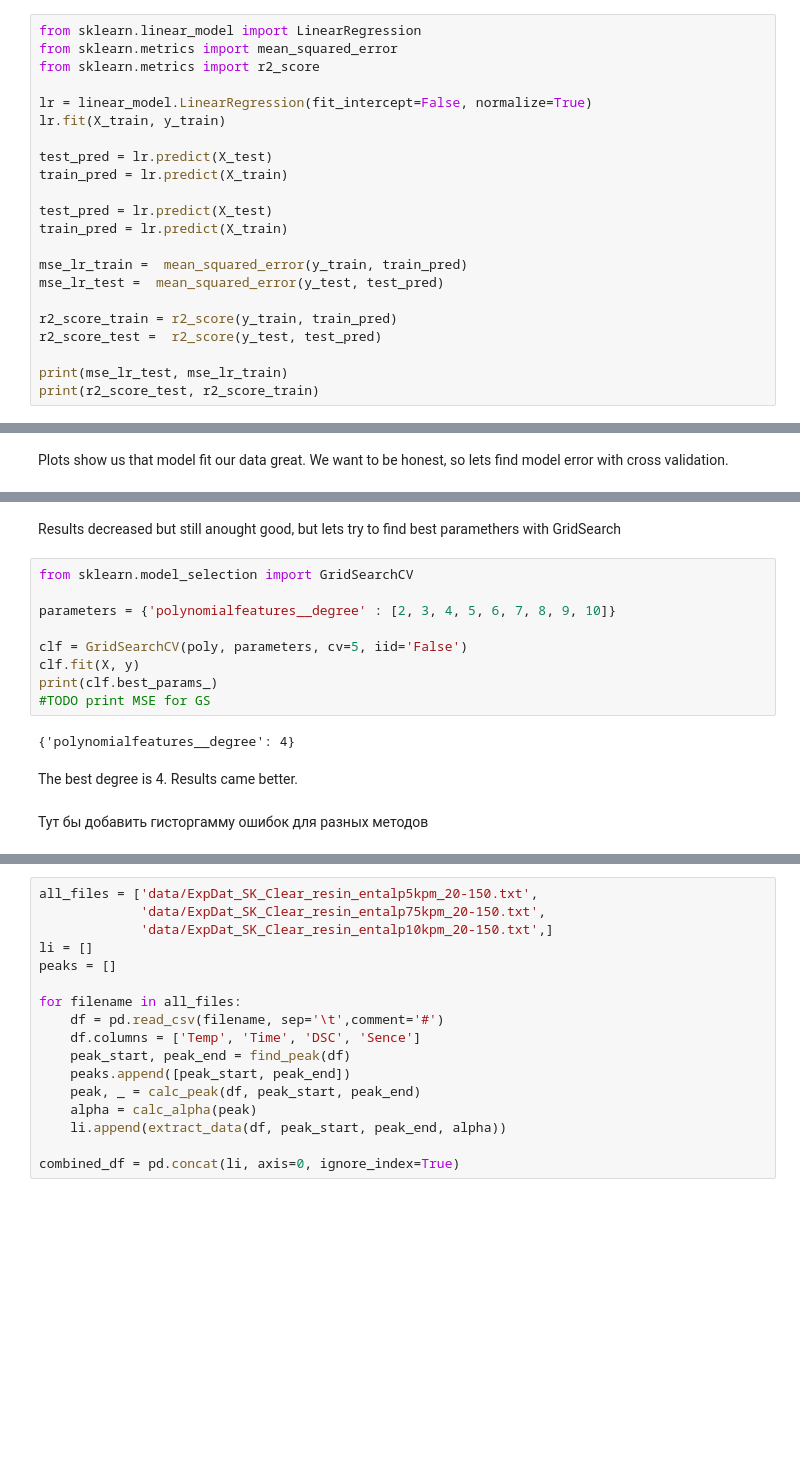
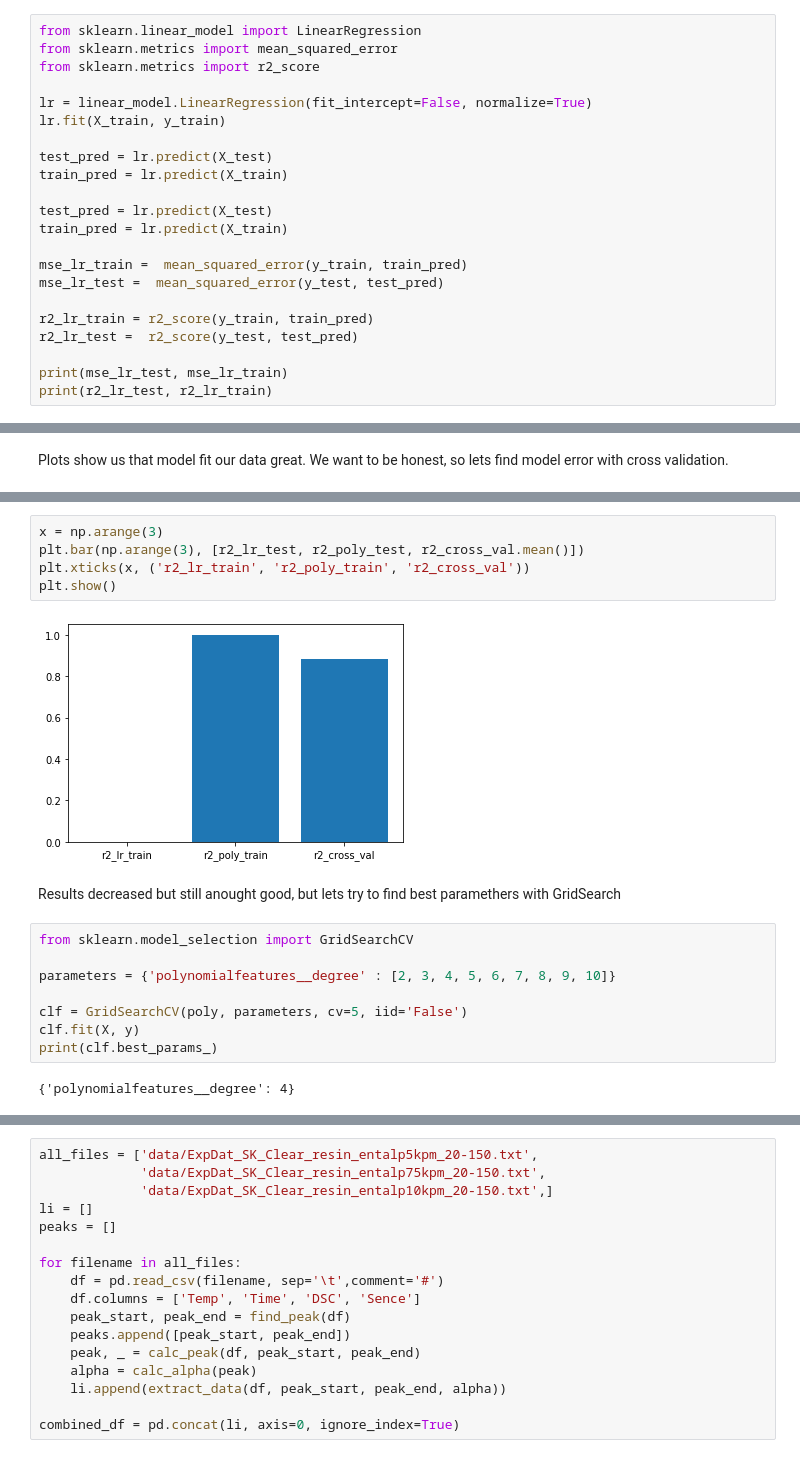
Before and after one commit to YarikineZ/DS_final_project, a Jupyter notebook: Final project.ipynb, the cells around one changed output, grey strips where cells are left out. Cells and saved outputs as stored; diff of their text form; blank space fills up the shorter version.

```diff
--- a/Final project.ipynb
+++ b/Final project.ipynb
@@ -362,9 +356,9 @@ train_pred = lr.predict(X_train)
 mse_lr_train =  mean_squared_error(y_train, train_pred)
 mse_lr_test =  mean_squared_error(y_test, test_pred)
 
-r2_score_train = r2_score(y_train, train_pred)
-r2_score_test =  r2_score(y_test, test_pred)
+r2_lr_train = r2_score(y_train, train_pred)
+r2_lr_test =  r2_score(y_test, test_pred)
 
 print(mse_lr_test, mse_lr_train)
-print(r2_score_test, r2_score_train)
+print(r2_lr_test, r2_lr_train)
 # %% [output]
@@ -480,3 +483,10 @@ R2 cross valid score for poly model =  0.9896218274617231
+# %%
+x = np.arange(3)
+plt.bar(np.arange(3), [r2_lr_test, r2_poly_test, r2_cross_val.mean()])
+plt.xticks(x, ('r2_lr_train', 'r2_poly_train', 'r2_cross_val'))
+plt.show()
+# %% [output]
+[figure, added]
 # %% [markdown]
 Results decreased but still anought good, but lets try to find best paramethers with GridSearch
 # %%
@@ -487,10 +497,5 @@ parameters = {'polynomialfeatures__degree' : [2, 3, 4, 5, 6, 7, 8, 9, 10]}
 clf = GridSearchCV(poly, parameters, cv=5, iid='False')
 clf.fit(X, y)
 print(clf.best_params_)
-#TODO print MSE for GS
 # %% [output]
 {'polynomialfeatures__degree': 4}
-# %% [markdown]
-The best degree is 4. Results came better.
-# %% [markdown]
-Тут бы добавить гисторгамму ошибок для разных методов
```
Also changed, not shown: parts of 22 cells of this notebook.
